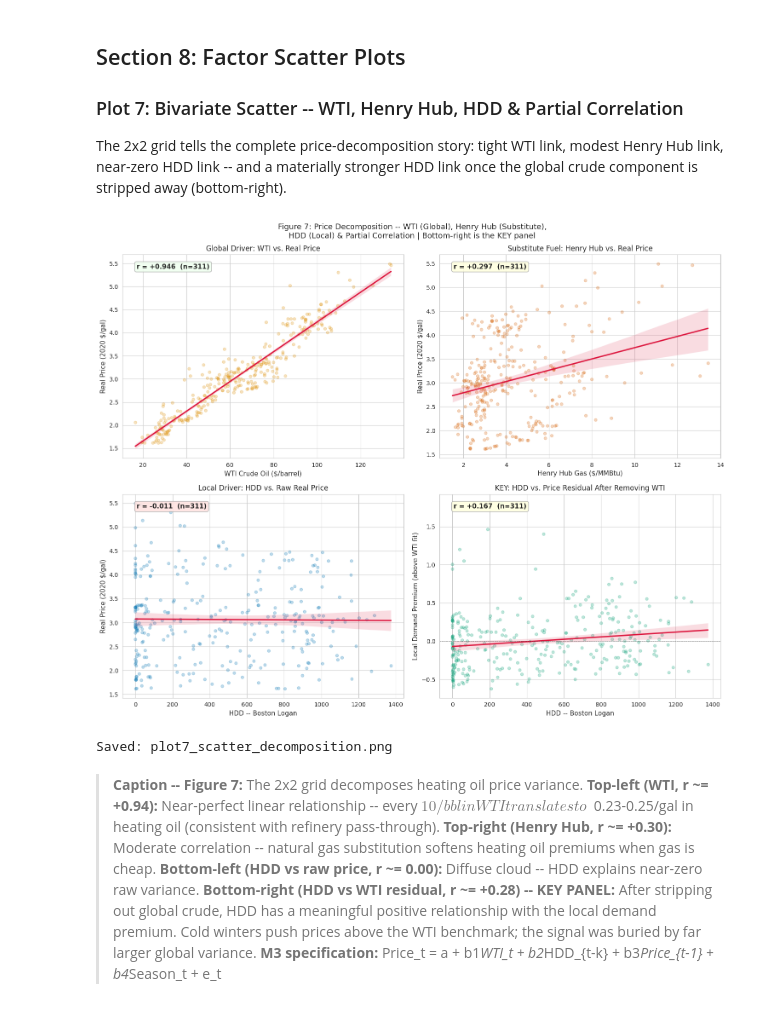
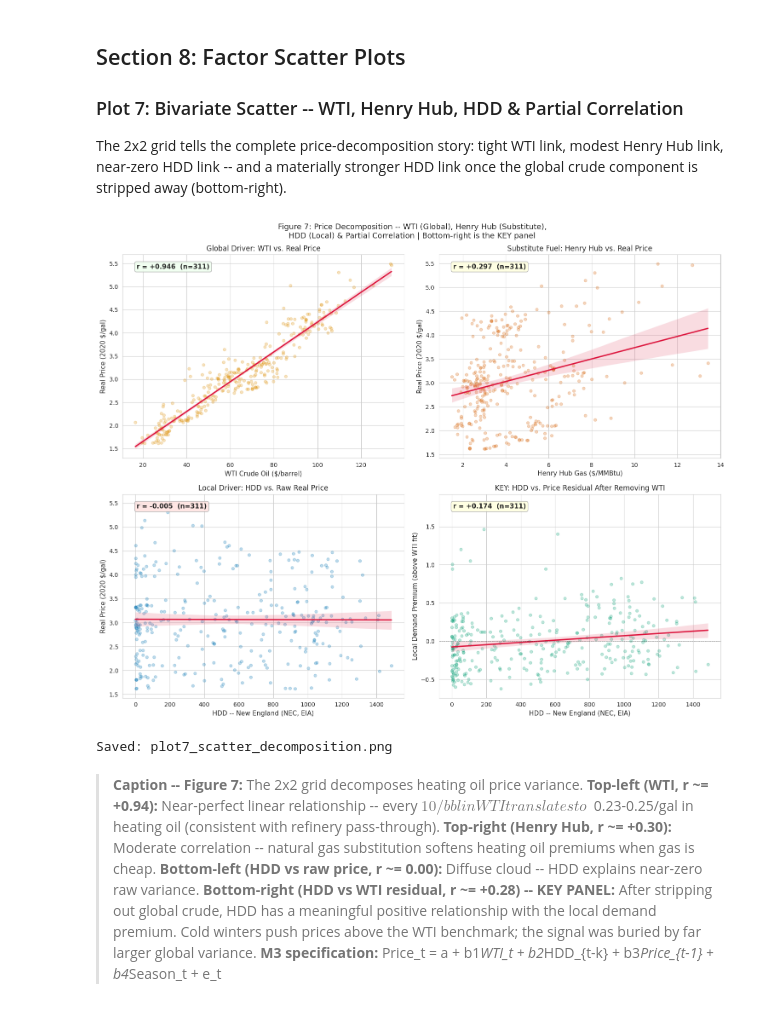
Before and after one commit to Dr-Seagraves/qm2023-capstone-4th-row-team, a Jupyter notebook: capstone_eda.ipynb, the cells around one changed output. Saved outputs shown, nothing was run; the diff lists cells and outputs as text; code cells hidden in the pictures.

```diff
--- a/capstone_eda.ipynb
+++ b/capstone_eda.ipynb
@@ -80,7 +80,7 @@ df['Month'] = df['YearMonth'].dt.month
 df['Year']  = df['YearMonth'].dt.year
 
 for lag in [1, 2, 3, 6, 12]:
-    df[f'HDD_lag{lag}'] = df['Heating_Degree_Days'].shift(lag)
+    df[f'HDD_lag{lag}'] = df['NEC_HDD'].shift(lag)
 
 df['Price_lag1'] = df['Real_Price_2020'].shift(1)
 
@@ -91,7 +91,7 @@ if 'Real_WTI' in df.columns:
     df['WTI_fitted']  = intercept + slope * df['Real_WTI']
     df['Price_Resid'] = df['Real_Price_2020'] - df['WTI_fitted']
     print(f'WTI linear fit: R2 = {r_val**2:.4f}')
-    r_partial = df[['Heating_Degree_Days','Price_Resid']].dropna().corr().iloc[0,1]
+    r_partial = df[['NEC_HDD','Price_Resid']].dropna().corr().iloc[0,1]
     print(f'Partial r (HDD after WTI removed): {r_partial:+.4f}')
 
 def assign_period(yr):
@@ -161,14 +161,14 @@ if 'WTI_Price' in df.columns:
     hmap = {'Real_Price_2020': 'Real Price (2020$)',
             'WTI_Price': 'WTI Crude ($/bbl)',
             'HenryHub_Price': 'Henry Hub Gas',
-            'Heating_Degree_Days': 'HDD (t)',
+            'NEC_HDD': 'HDD (t)',
             'HDD_lag1': 'HDD (t-1)',
             'HDD_lag3': 'HDD (t-3)',
             'Price_lag1': 'Real Price (t-1)',
             'CPI': 'CPI', 'Month': 'Month', 'Year': 'Year'}
 else:
     hmap = {'Real_Price_2020': 'Real Price',
-            'Heating_Degree_Days': 'HDD (t)',
+            'NEC_HDD': 'HDD (t)',
             'HDD_lag1': 'HDD (t-1)', 'HDD_lag3': 'HDD (t-3)',
             'Price_lag1': 'Real Price (t-1)',
             'CPI': 'CPI', 'Month': 'Month', 'Year': 'Year'}
@@ -359,7 +359,7 @@ Testing lags 0-12 months confirms near-zero HDD-price relationship at all horizo
 # %%
 # Plot 4: Lagged Correlation Bar Chart
 lags = [0, 1, 2, 3, 6, 12]
-lag_corrs = [df['Real_Price_2020'].corr(df['Heating_Degree_Days'].shift(l)) for l in lags]
+lag_corrs = [df['Real_Price_2020'].corr(df['NEC_HDD'].shift(l)) for l in lags]
 opt_idx = int(np.argmax(np.abs(lag_corrs)))
 
 print('=== HDD-Real Price Pearson r by Lag ===')
@@ -503,9 +503,9 @@ axes[0].set_title('Real Price Distribution by Economic Regime', fontsize=12)
 # RIGHT: HDD-price correlation by period
 period_corrs, period_ns = {}, {}
 for p in PERIOD_ORDER:
-    sub = df[df['Period']==p].dropna(subset=['Real_Price_2020','Heating_Degree_Days'])
+    sub = df[df['Period']==p].dropna(subset=['Real_Price_2020','NEC_HDD'])
     if len(sub) >= 6:
-        period_corrs[p] = sub['Real_Price_2020'].corr(sub['Heating_Degree_Days'])
+        period_corrs[p] = sub['Real_Price_2020'].corr(sub['NEC_HDD'])
         period_ns[p] = len(sub)
 pcorrs = list(period_corrs.values())
 axes[1].barh(short_labels[:len(pcorrs)], pcorrs,
@@ -565,44 +565,44 @@ specs = [
     ('HenryHub_Price',      'Real_Price_2020',
      'Henry Hub Gas ($/MMBtu)',        'Real Price (2020 $/gal)',
      'Substitute Fuel: Henry Hub vs. Real Price'),
-    ('Heating_Degree_Days', 'Real_Price_2020',
-     'HDD -- Boston Logan',            'Real Price (2020 $/gal)',
+    ('NEC_HDD', 'Real_Price_2020',
+     'HDD -- New England (NEC, EIA)',            'Real Price (2020 $/gal)',
      'Local Driver: HDD vs. Raw Real Price'),
-    ('Heating_Degree_Days', 'Price_Resid' if has_resid else 'Real_Price_2020',
-     'HDD -- Boston Logan',            'Local Demand Premium (above WTI fit)',
+    ('NEC_HDD', 'Price_Resid' if has_resid else 'Real_Price_2020',
+     'HDD -- New England (NEC, EIA)',            'Local Demand Premium (above WTI fit)',
      'KEY: HDD vs. Price Residual After Removing WTI'),
 ]
 highlight_colors = [CB[1], CB[3], CB[0], CB[2]]
 
 for ax, (xcol, ycol, xlabel, ylabel, title), hc in zip(axes.flat, specs, highlight_colors):
     sub = df[[xcol, ycol]].dropna()
     if xcol not in df.columns or len(sub) < 10:
         ax.text(0.5, 0.5, 'Data not available', ha='center', transform=ax.transAxes)
         continue
     sns.regplot(data=sub, x=xcol, y=ycol, ax=ax,
                 scatter_kws={'alpha': 0.25, 's': 22, 'color': hc},
                 line_kws={'color': 'crimson', 'linewidth': 2.2}, ci=95)
     r = sub[xcol].corr(sub[ycol])
     n = len(sub)
     ax.set_xlabel(xlabel, fontsize=11)
     ax.set_ylabel(ylabel, fontsize=11)
     ax.set_title(title, fontsize=12)
     fc = 'honeydew' if abs(r) > 0.5 else ('lightyellow' if abs(r) > 0.15 else 'mistyrose')
     ax.text(0.05, 0.93, f'r = {r:+.3f}  (n={n})',
             transform=ax.transAxes, fontsize=11, fontweight='bold',
             bbox=dict(boxstyle='round', fc=fc, alpha=0.9, ec='#aaa'))
     if ycol == 'Price_Resid':
         ax.axhline(0, color='black', linewidth=0.7, linestyle='--', alpha=0.5)
 
 fig.suptitle('Figure 7: Price Decomposition -- WTI (Global), Henry Hub (Substitute),\n'
              'HDD (Local) & Partial Correlation | Bottom-right is the KEY panel',
              fontsize=13)
 plt.tight_layout()
 plt.savefig(FIGURES_DIR / 'plot7_scatter_decomposition.png', dpi=300, bbox_inches='tight')
 plt.show()
 print('Saved: plot7_scatter_decomposition.png')
 # %% [output]
-[figure, old version]
+[figure, new version]
 Saved: plot7_scatter_decomposition.png
 # %% [markdown]
 > **Caption -- Figure 7:** The 2x2 grid decomposes heating oil price variance.
```
Also changed, not shown: parts of 10 cells of this notebook, 21 other files.
